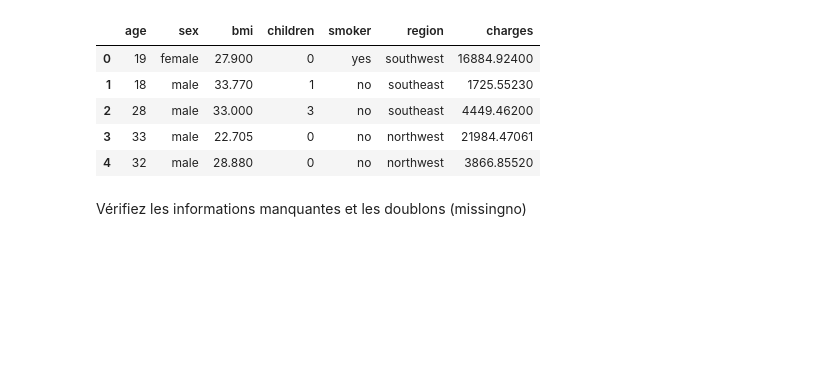
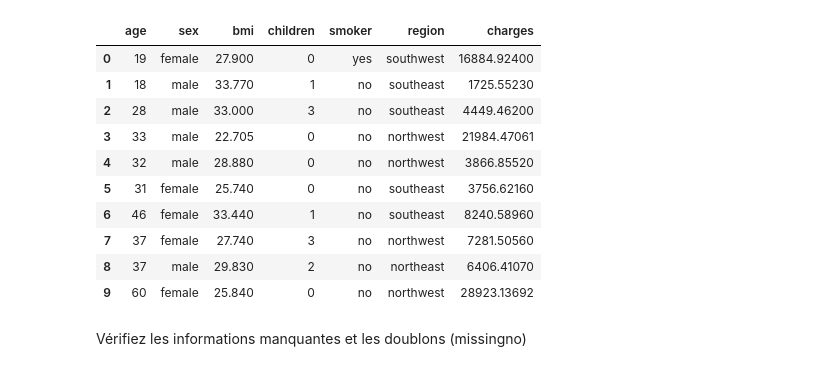
Before and after one commit to StevenDelval/Predire-une-prime-d-assurance-grace-l-IA, a Jupyter notebook: partie_analyse.ipynb, the cells around one changed output. Cells and saved outputs as stored; diff of their text form; code cells hidden in the pictures; blank space fills up the shorter version.

```diff
--- a/partie_analyse.ipynb
+++ b/partie_analyse.ipynb
@@ -10,14 +10,19 @@ import statsmodels.formula.api as smf
 import statsmodels.api as sm
 # %%
 df = pd.read_csv("dataset.csv")
-df.head()
+df.head(10)
 # %% [output]
 |  | age | sex | bmi | children | smoker | region | charges |
 | 0 | 19 | female | 27.900 | 0 | yes | southwest | 16884.92400 |
 | 1 | 18 | male | 33.770 | 1 | no | southeast | 1725.55230 |
 | 2 | 28 | male | 33.000 | 3 | no | southeast | 4449.46200 |
 | 3 | 33 | male | 22.705 | 0 | no | northwest | 21984.47061 |
 | 4 | 32 | male | 28.880 | 0 | no | northwest | 3866.85520 |
+| 5 | 31 | female | 25.740 | 0 | no | southeast | 3756.62160 |
+| 6 | 46 | female | 33.440 | 1 | no | southeast | 8240.58960 |
+| 7 | 37 | female | 27.740 | 3 | no | northwest | 7281.50560 |
+| 8 | 37 | male | 29.830 | 2 | no | northeast | 6406.41070 |
+| 9 | 60 | female | 25.840 | 0 | no | northwest | 28923.13692 |
 # %% [markdown]
 Vérifiez les informations manquantes et les doublons (missingno)
 # %%
```
Also changed, not shown: parts of 5 cells of this notebook.
